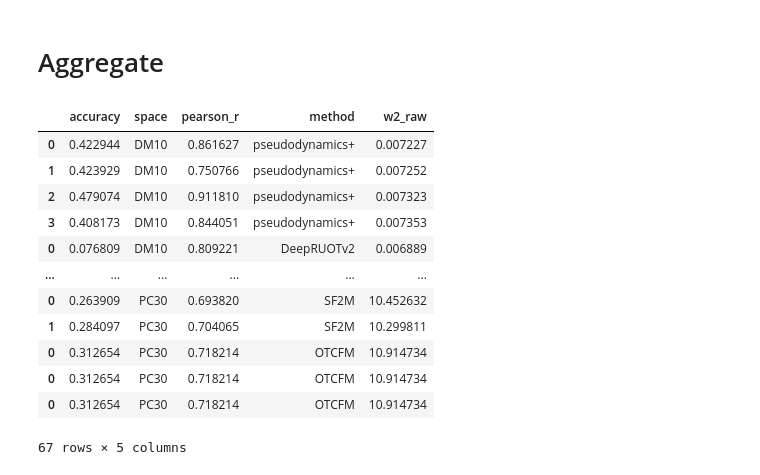
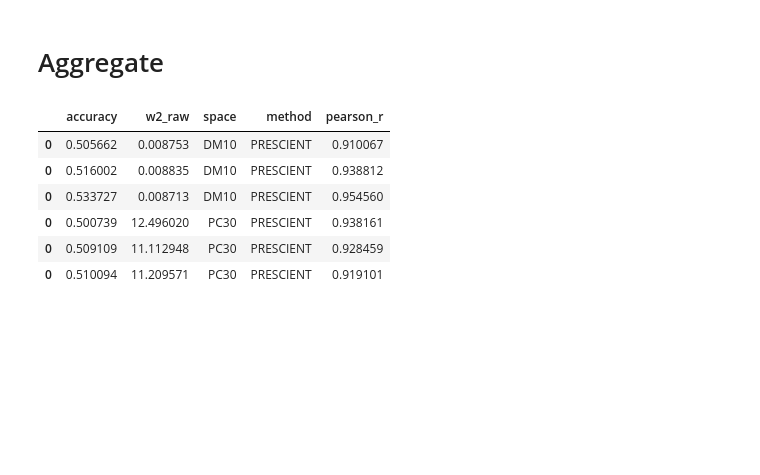
Before and after one commit to oZwZo/PINN_dynamics, a Jupyter notebook: scripts/benchmarking/2.w2_for_all.ipynb, the cells around one changed output. Drawn from its saved outputs; the diff is of its cells as text; code cells hidden in the pictures; blank space fills up the shorter version.

```diff
--- a/scripts/benchmarking/2.w2_for_all.ipynb
+++ b/scripts/benchmarking/2.w2_for_all.ipynb
@@ -247,7 +264,7 @@ for repeat in [1,2,3]:
     results.append(df)
 mioflow_pc = pd.concat(results)
 mioflow_pc['space'] = 'PC30'
-mioflow_pc['method'] = 'MIOFLow'
+mioflow_pc['method'] = 'MIOFlow'
 mioflow_pc
 # %% [output]
 |  | sim_mode | accuracy | pearson_r | w2_raw | n_start_cells | n_sims_fate | k | space | method |
@@ -306,8 +323,8 @@ TJN_dm
 # PRESICENT
 # %%
 results = []
-for seed in [0,2,42]:
-    df = pd.read_csv(f"results/PRESCIENT/pca_run/growth_weights-softplus_1_500-1e-06/seed_{seed}/eval_combined.csv")
+for seed in [1,11,22]:
+    df = pd.read_csv(f"results/PRESCIENT/pca_scaled_run/PCA_SCALED-softplus_1_500-1e-06/seed_{seed}/eval_combined.csv")
     results.append(df)
 
 PRESCIENT_pc = pd.concat(results)
@@ -322,7 +339,7 @@ PRESCIENT_pc
 # %%
 results = []
 for seed in [0,2,42]:
-    df = pd.read_csv(f"results/PRESCIENT/dm_run/growth_weights-softplus_4_64-1e-06/seed_{seed}/eval_combined.csv")
+    df = pd.read_csv(f"results/PRESCIENT/dm_scaled_run/DM_SCALED-softplus_4_64-1e-06/seed_{seed}/eval_combined.csv")
     results.append(df)
 
 PRESCIENT_dm = pd.concat(results)
@@ -356,7 +373,7 @@ sf2m_pc
 # %%
 results = []
 for r in range(1,4):
-    results.append(pd.read_csv(f"logs/sf2m/dm10/model_r{r}/eval_combined.csv"))
+    results.append(pd.read_csv(f"logs/sf2m/dm10_scaled/model_r{r}/eval_combined.csv"))
 sf2m_dm = pd.concat(results)
 sf2m_dm['space'] = 'DM10'
 sf2m_dm['method'] = 'SF2M'
@@ -426,17 +439,11 @@ overall_performs = pd.concat([dm_performs, pc_performs], axis=0)
 # %%
-overall_performs
+overall_performs.query("`method` == 'PRESCIENT'")
 # %% [output]
-|  | accuracy | space | pearson_r | method | w2_raw |
-| 0 | 0.422944 | DM10 | 0.861627 | pseudodynamics+ | 0.007227 |
-| 1 | 0.423929 | DM10 | 0.750766 | pseudodynamics+ | 0.007252 |
-| 2 | 0.479074 | DM10 | 0.911810 | pseudodynamics+ | 0.007323 |
-| 3 | 0.408173 | DM10 | 0.844051 | pseudodynamics+ | 0.007353 |
-| 0 | 0.076809 | DM10 | 0.809221 | DeepRUOTv2 | 0.006889 |
-| ... | ... | ... | ... | ... | ... |
-| 0 | 0.263909 | PC30 | 0.693820 | SF2M | 10.452632 |
-| 1 | 0.284097 | PC30 | 0.704065 | SF2M | 10.299811 |
-| 0 | 0.312654 | PC30 | 0.718214 | OTCFM | 10.914734 |
-| 0 | 0.312654 | PC30 | 0.718214 | OTCFM | 10.914734 |
-| 0 | 0.312654 | PC30 | 0.718214 | OTCFM | 10.914734 |
+|  | accuracy | w2_raw | space | method | pearson_r |
+| 0 | 0.505662 | 0.008753 | DM10 | PRESCIENT | 0.910067 |
+| 0 | 0.516002 | 0.008835 | DM10 | PRESCIENT | 0.938812 |
+| 0 | 0.533727 | 0.008713 | DM10 | PRESCIENT | 0.954560 |
+| 0 | 0.500739 | 12.496020 | PC30 | PRESCIENT | 0.938161 |
+| 0 | 0.509109 | 11.112948 | PC30 | PRESCIENT | 0.928459 |
+| 0 | 0.510094 | 11.209571 | PC30 | PRESCIENT | 0.919101 |
-67 rows × 5 columns
 # %%
```
Also changed, not shown: parts of 18 cells of this notebook, 6 other files.
